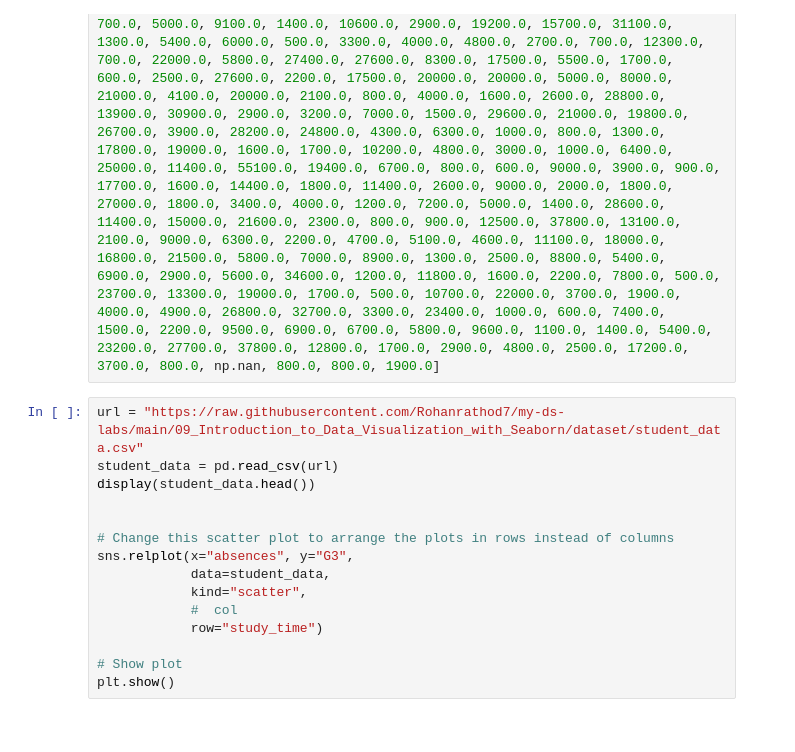
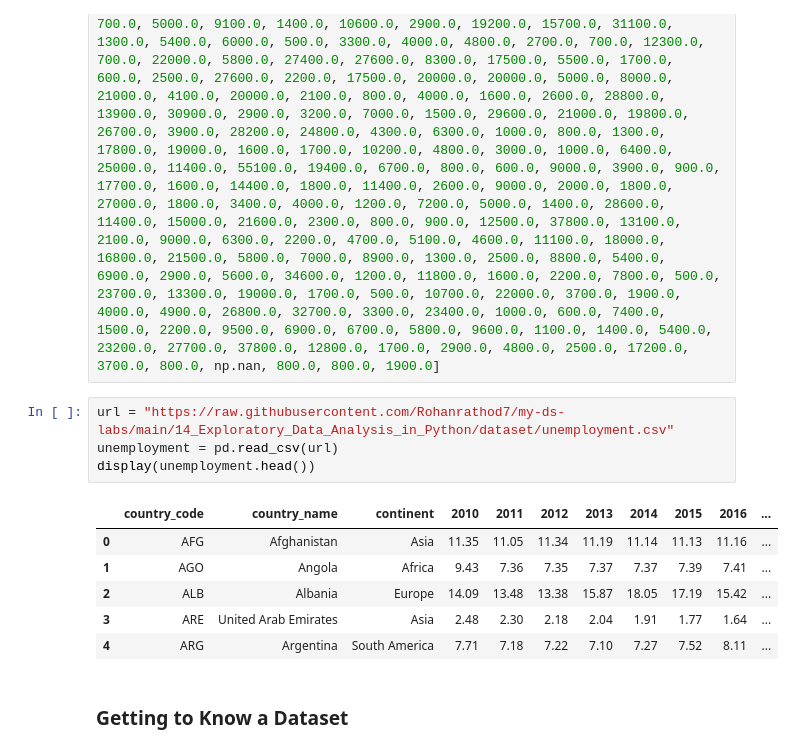
Before and after one commit to Rohanrathod7/my-ds-labs, a Jupyter notebook: 14_Exploratory_Data_Analysis_in_Python/01_Getting_to_Know_a_Dataset.ipynb, the cells around one changed output. Drawn from its saved outputs; the diff is of its cells as text.

```diff
--- a/14_Exploratory_Data_Analysis_in_Python/01_Getting_to_Know_a_Dataset.ipynb
+++ b/14_Exploratory_Data_Analysis_in_Python/01_Getting_to_Know_a_Dataset.ipynb
@@ -12,15 +12,13 @@ gdp = [700.0, 4500.0, 6000.0, 8000.0, 19000.0, 1900.0, 8600.0, 11000.0, 11200.0,
 # %%
-url = "https://raw.githubusercontent.com/Rohanrathod7/my-ds-labs/main/09_Introduction_to_Data_Visualization_with_Seaborn/dataset/student_data.csv"
-student_data = pd.read_csv(url)
-display(student_data.head())
-
-
-# Change this scatter plot to arrange the plots in rows instead of columns
-sns.relplot(x="absences", y="G3",
-            data=student_data,
-            kind="scatter",
-            #  col
-            row="study_time")
-
-# Show plot
-plt.show()
+url = "https://raw.githubusercontent.com/Rohanrathod7/my-ds-labs/main/14_Exploratory_Data_Analysis_in_Python/dataset/unemployment.csv"
+unemployment = pd.read_csv(url)
+display(unemployment.head())
+# %% [output]
+|  | country_code | country_name | continent | 2010 | 2011 | 2012 | 2013 | 2014 | 2015 | 2016 | ... |
+| 0 | AFG | Afghanistan | Asia | 11.35 | 11.05 | 11.34 | 11.19 | 11.14 | 11.13 | 11.16 | ... |
+| 1 | AGO | Angola | Africa | 9.43 | 7.36 | 7.35 | 7.37 | 7.37 | 7.39 | 7.41 | ... |
+| 2 | ALB | Albania | Europe | 14.09 | 13.48 | 13.38 | 15.87 | 18.05 | 17.19 | 15.42 | ... |
+| 3 | ARE | United Arab Emirates | Asia | 2.48 | 2.30 | 2.18 | 2.04 | 1.91 | 1.77 | 1.64 | ... |
+| 4 | ARG | Argentina | South America | 7.71 | 7.18 | 7.22 | 7.10 | 7.27 | 7.52 | 8.11 | ... |
+# %% [markdown]
+### Getting to Know a Dataset
```
Also changed, not shown: parts of 26 cells of this notebook.
